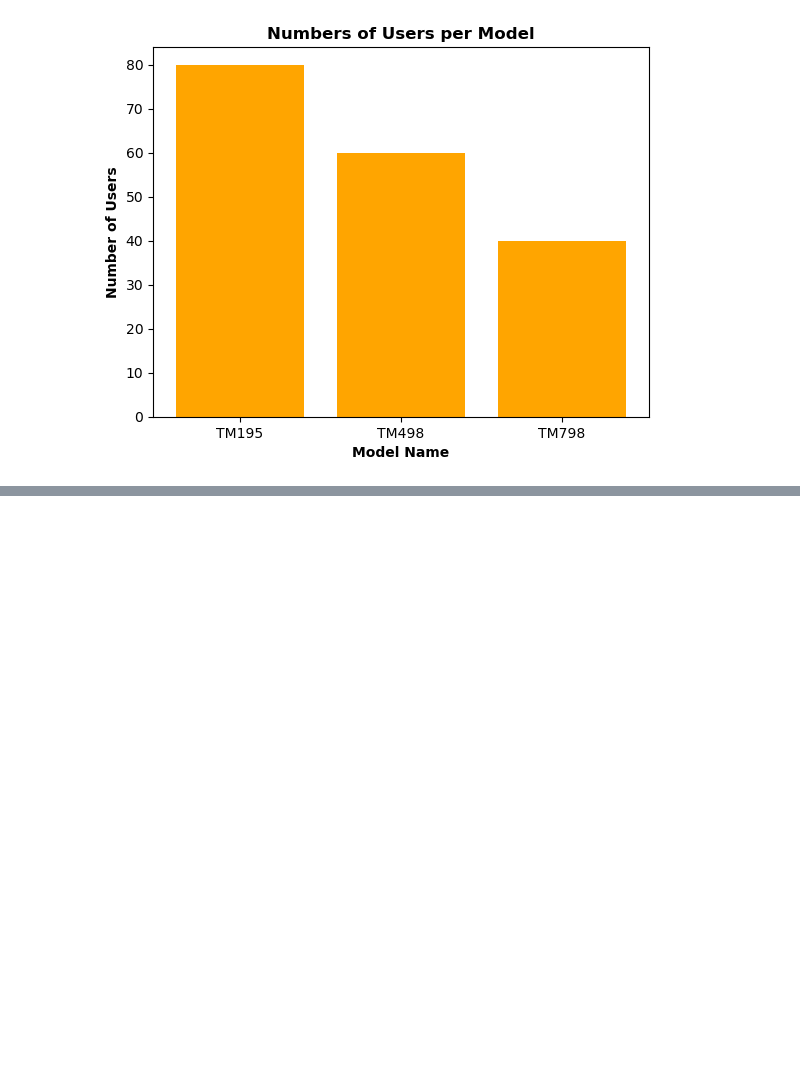
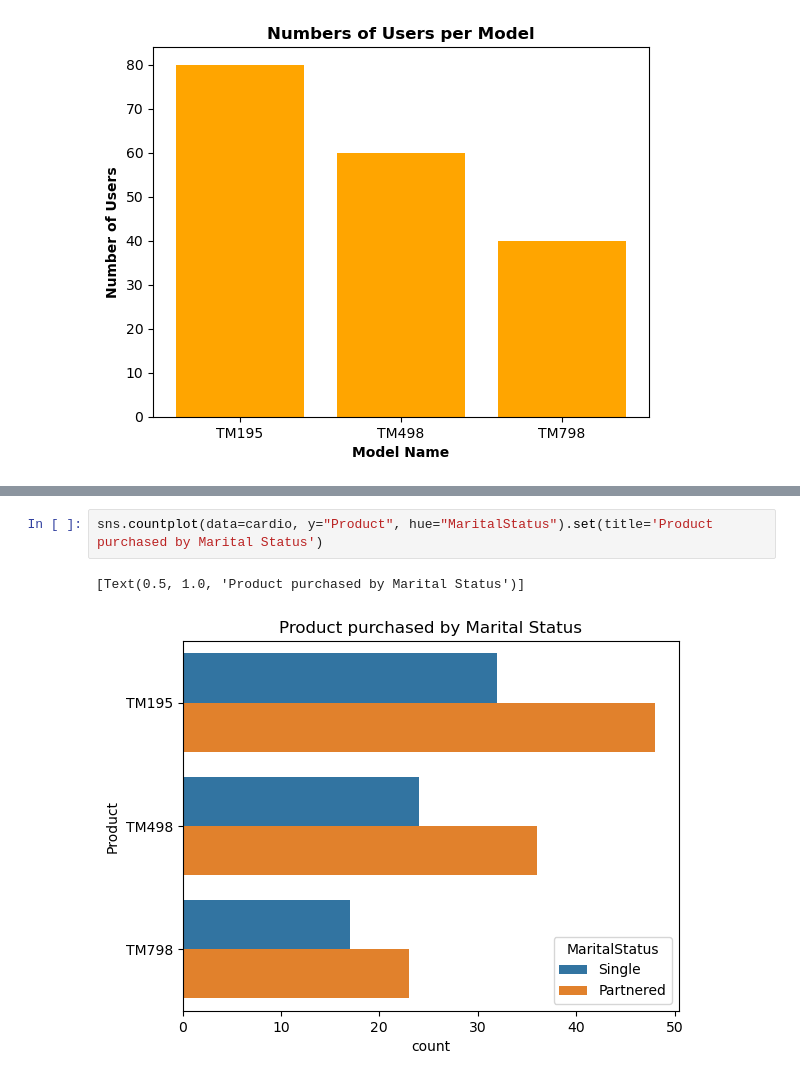
Before and after one commit to xIshanSandhux/Cardio-Fitness-Kaggle-, a Jupyter notebook: notebook9342e10be0.ipynb, the cells around one changed output, grey strips where cells are left out. Saved outputs shown, nothing was run; the diff lists cells and outputs as text; blank space fills up the shorter version.

```diff
--- a/notebook9342e10be0.ipynb
+++ b/notebook9342e10be0.ipynb
@@ -69,0 +210,5 @@ plt.show()
+# %%
+sns.countplot(data=cardio, y="Product", hue="MaritalStatus").set(title='Product purchased by Marital Status')
+# %% [output]
+[Text(0.5, 1.0, 'Product purchased by Marital Status')]
+[figure, added]
```
Also changed, not shown: parts of 8 cells of this notebook.
